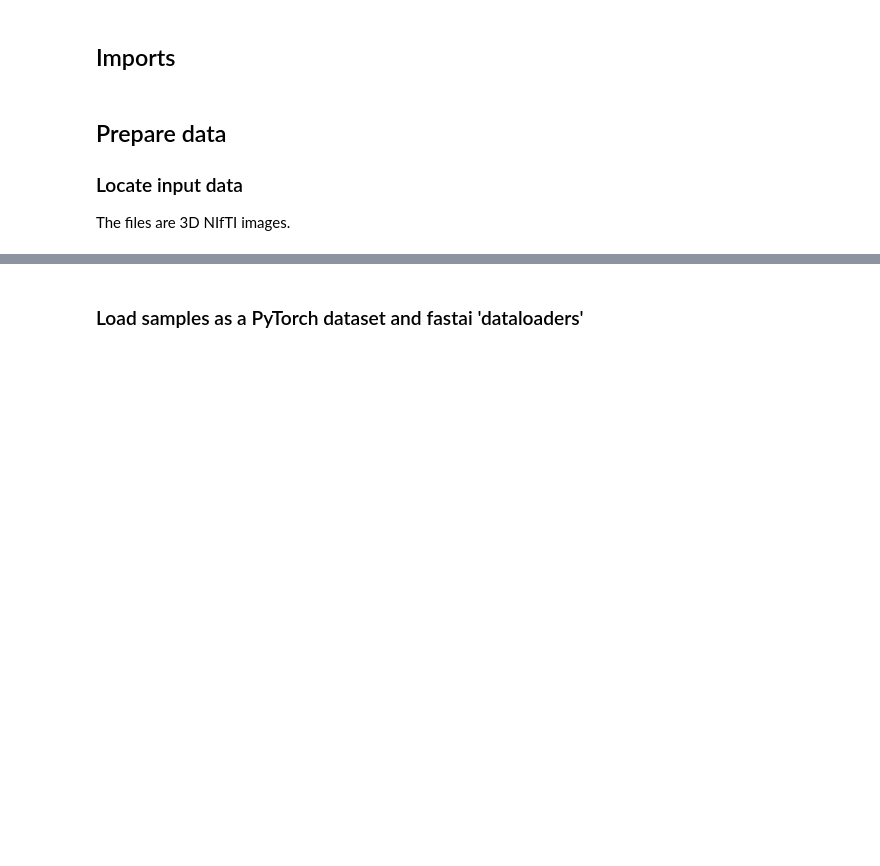
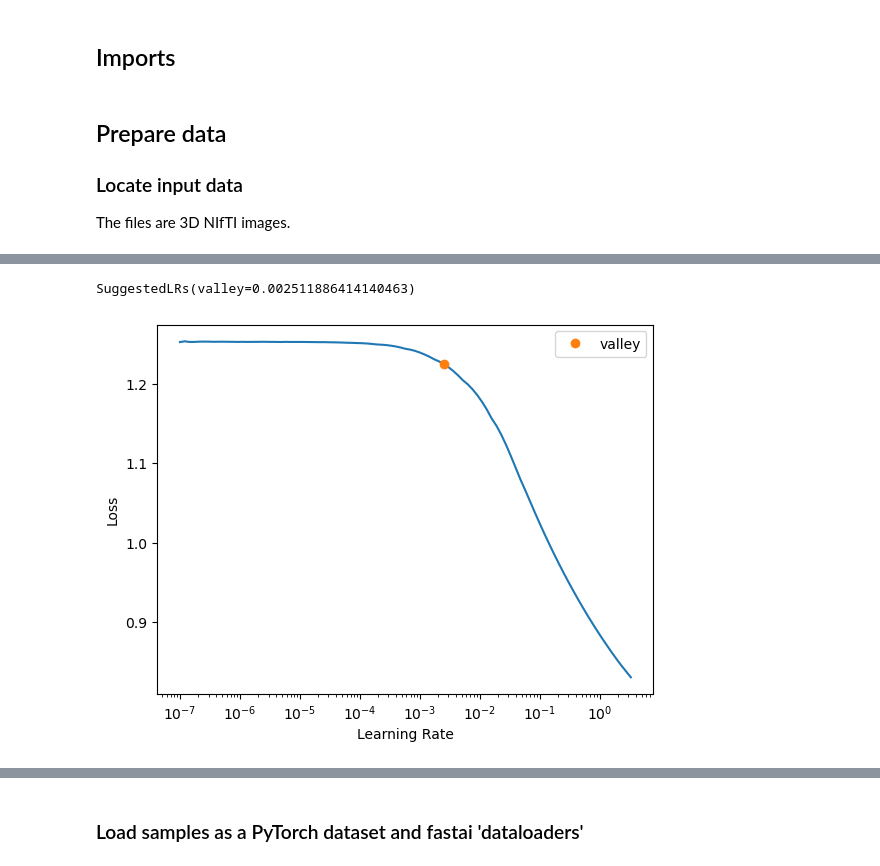
Before and after one commit to astewartau/prostate, a Jupyter notebook: prostate.ipynb, the cells around one changed output, grey strips where cells are left out. Cells and saved outputs as stored; diff of their text form; code cells hidden in the pictures; blank space fills up the shorter version.

```diff
--- a/prostate.ipynb
+++ b/prostate.ipynb
@@ -35,0 +119,10 @@ med_dataset = fastMONAI.vision_all.MedDataset(img_list=[qsm_files[0]], dtype=fas
+# %%
+model = UNet(spatial_dims=3, in_channels=1, out_channels=n_classes, channels=(16, 32, 64, 128, 256),strides=(2, 2, 2, 2), num_res_units=2)
+model = model
+# %%
+loss_func = CustomLoss(loss_func=DiceCELoss(to_onehot_y=True, include_background=True, softmax=True))
+# %%
+learn = Learner(dls, model, loss_func=loss_func, opt_func=ranger, metrics=multi_dice_score)#.to_fp16()
+# %%
+learn.lr_find()
+# %% [output]
@@ -35,0 +130,2 @@ med_dataset = fastMONAI.vision_all.MedDataset(img_list=[qsm_files[0]], dtype=fas
+SuggestedLRs(valley=0.002511886414140463)
+[figure, added]
```
Also changed, not shown: parts of 23 cells of this notebook, 5 other files.
